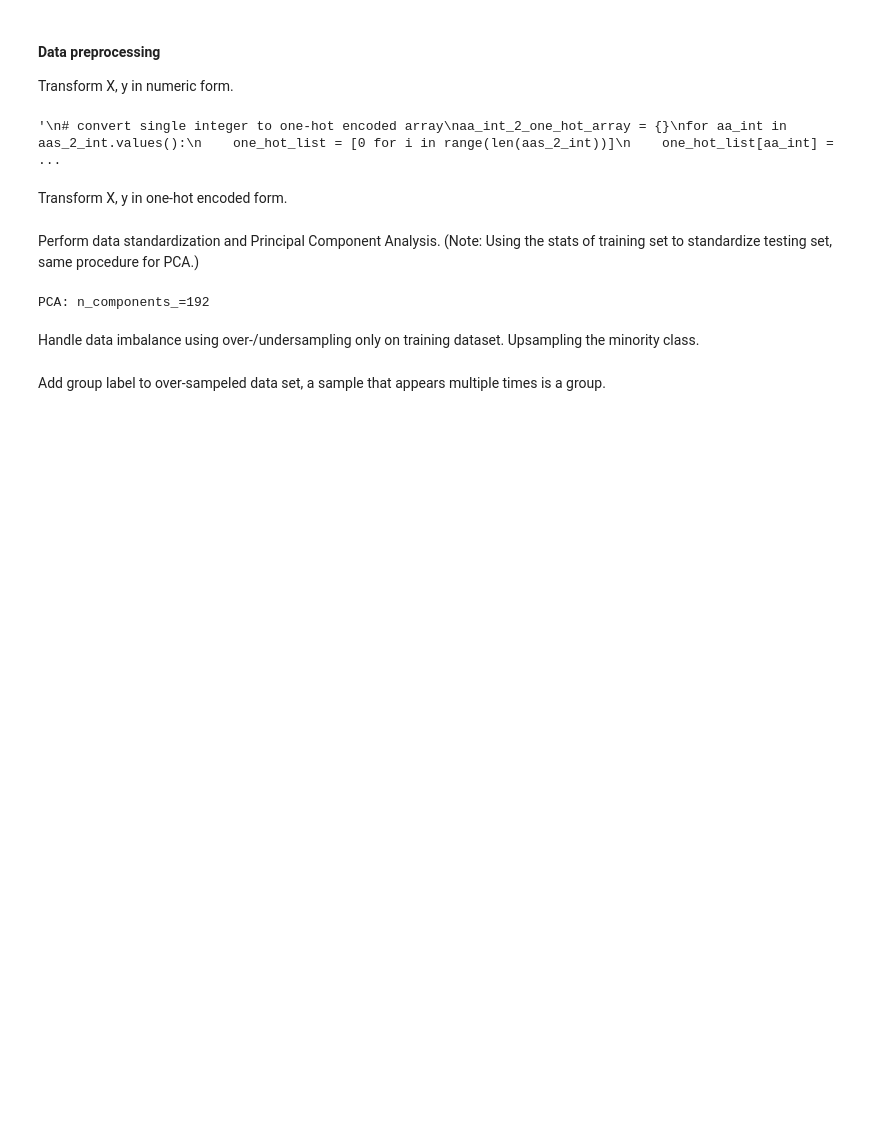
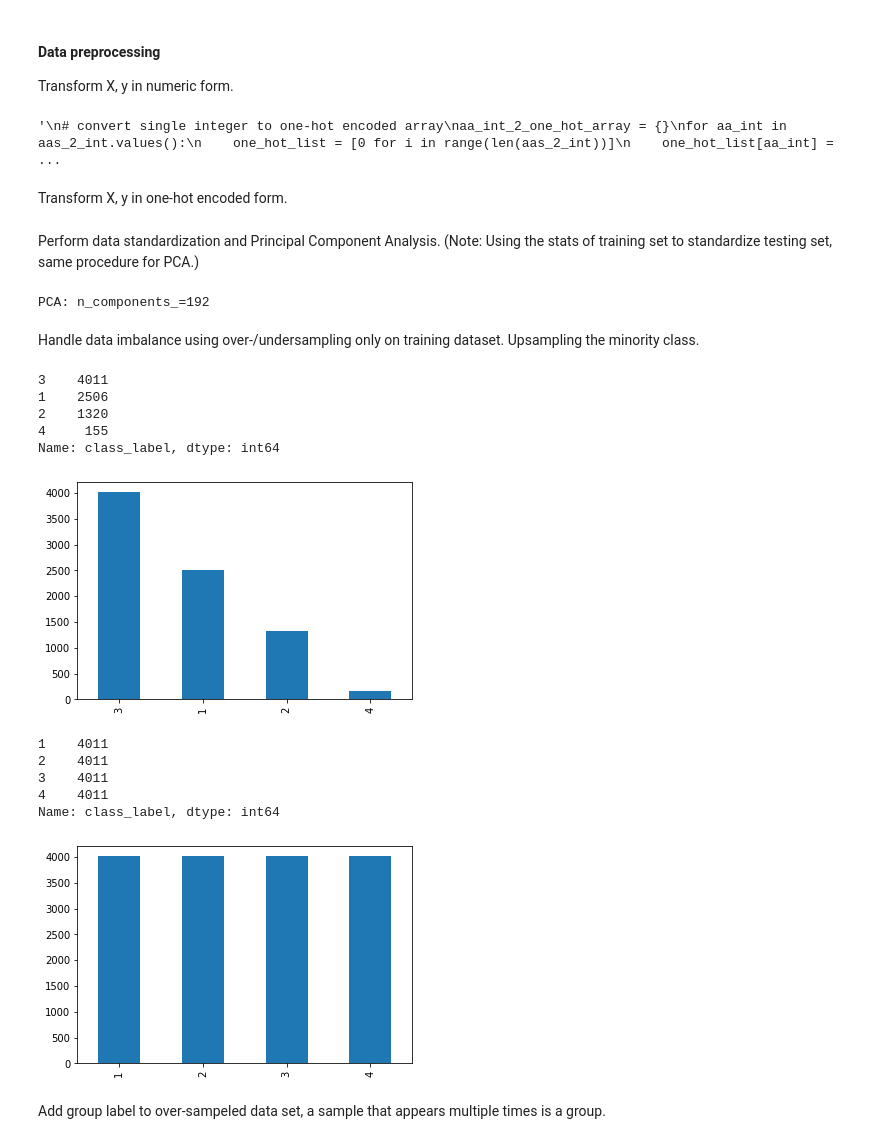
Before and after one commit to NingyueZhou/CATHpre, a Jupyter notebook: CATHpre.ipynb, the cells around one changed output. Cells and saved outputs as stored; diff of their text form; code cells hidden in the pictures; blank space fills up the shorter version.

```diff
--- a/CATHpre.ipynb
+++ b/CATHpre.ipynb
@@ -357,35 +364,48 @@ print(X['class_label'].value_counts())
 X['class_label'].value_counts(sort=True).plot.bar()
 plt.show()
 
 # separate different classes
 X_1 = X[X.class_label == 1]
 X_2 = X[X.class_label == 2]
 X_3 = X[X.class_label == 3]
 X_4 = X[X.class_label == 4]
 
 # upsample other 3 classes to the majority class
-X_1_up = resample(X_1, replace=True, n_samples=3944, random_state=0)
+X_1_up = resample(X_1, replace=True, n_samples=4011, random_state=0)
 #X_1_up = X_1_up.fillna(method='ffill', axis=0)  # fill NaN gaps forwardly (use last observation)
 #X_1_up = X_1_up.dropna()
-X_2_up = resample(X_2, replace=True, n_samples=3944, random_state=0)
+X_2_up = resample(X_2, replace=True, n_samples=4011, random_state=0)
 #X_2_up = X_2_up.fillna(method='ffill', axis=0)
 #X_2_up = X_2_up.dropna()
-X_4_up = resample(X_4, replace=True, n_samples=3944, random_state=0)
+X_4_up = resample(X_4, replace=True, n_samples=4011, random_state=0)
 #X_4_up = X_4_up.fillna(method='ffill', axis=0)
 #X_4_up = X_4_up.dropna()
 
 X_up = pd.concat([X_1_up, X_2_up, X_3, X_4_up], axis=0)
 
 print(X_up['class_label'].value_counts())
 X_up['class_label'].value_counts().plot(kind='bar')
 plt.show()
 
 # shuffle rows in X_up and reset index afterwords
 X_up = shuffle(X_up, random_state=0)
 X_up = X_up.reset_index(drop=True)
 
 # split X_up in train and test set
 X_train_up = X_up.drop('class_label', axis=1)
 y_train_up = X_up['class_label']
+# %% [output]
+3    4011
+1    2506
+2    1320
+4     155
+Name: class_label, dtype: int64
+[figure, added]
+1    4011
+2    4011
+3    4011
+4    4011
+Name: class_label, dtype: int64
+[figure, added]
 # %% [markdown]
 Add group label to over-sampeled data set, a sample that appears multiple times is a group.
```
Also changed, not shown: parts of 8 cells of this notebook.
